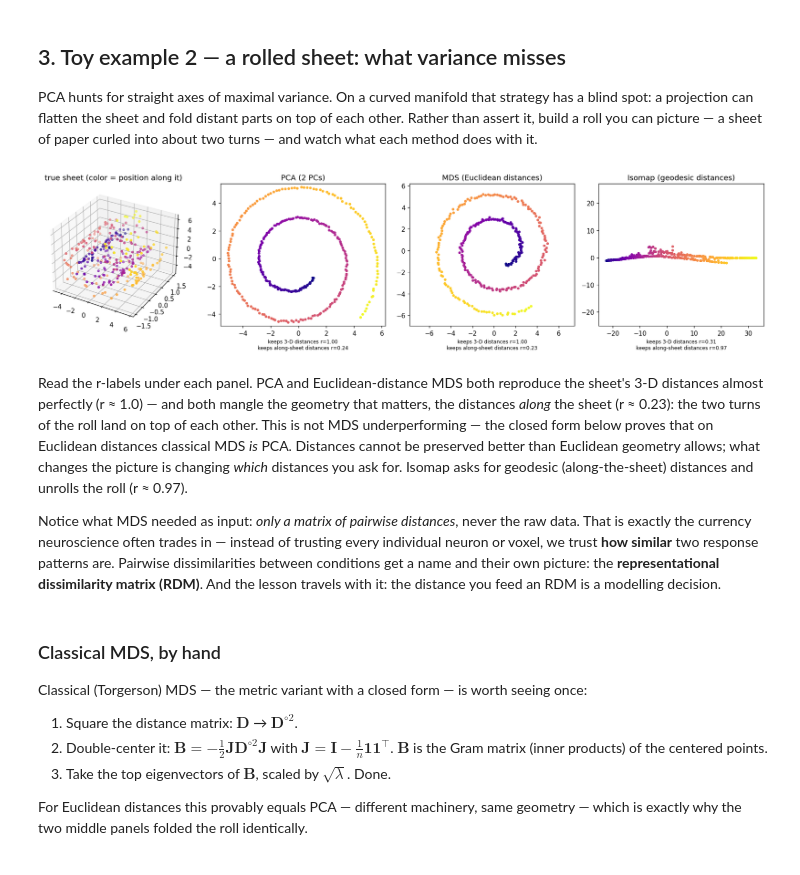
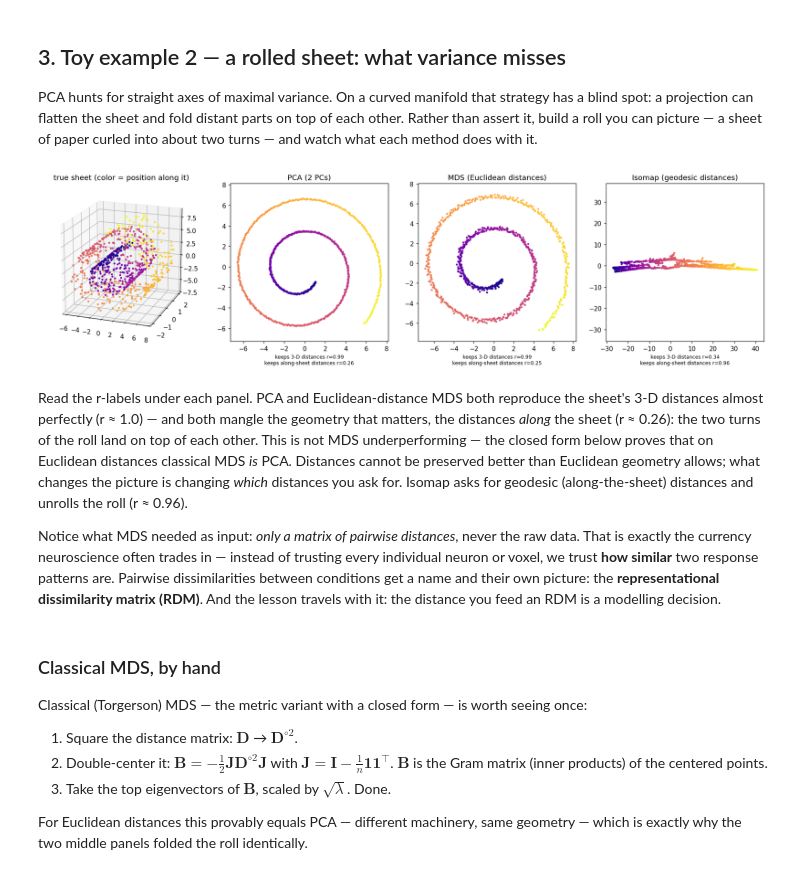
Before and after one commit to qihongl/NS5007-week5, a Jupyter notebook: pca_mds.ipynb, the cells around one changed output. Drawn from its saved outputs; the diff is of its cells as text; code cells hidden in the pictures.

```diff
--- a/pca_mds.ipynb
+++ b/pca_mds.ipynb
@@ -190,40 +190,44 @@ else:
 PCA hunts for straight axes of maximal variance. On a curved manifold that strategy has a blind spot: a projection can flatten the sheet and fold distant parts on top of each other. Rather than assert it, build a roll you can picture — a sheet of paper curled into about two turns — and watch what each method does with it.
 # %%
 # a rolled-up sheet: a 2-D sheet curled into a roll, living in 3-D
+n_points = 800   # <- number of points on the sheet. Increase for a denser, clearer
+                 #    roll (and slower MDS); decrease for speed.
+
 rng_roll = np.random.default_rng(42)
-t = np.linspace(np.pi/2, np.pi/2 + 4*np.pi, 300)   # position along the sheet (~2 turns)
-r = 1.2 + 0.35 * t                                  # coil radius -> adjacent coils ~2.2 apart
-v = rng_roll.uniform(-1.5, 1.5, 300)                # width of the sheet
+t = np.linspace(np.pi/2, np.pi/2 + 4*np.pi, n_points)   # position along the sheet (~2 turns)
+r = 1.0 + 0.5 * t                                        # coil radius -> two visible turns
+v = rng_roll.uniform(-2.0, 2.0, n_points)                # width of the sheet
 X_roll = np.c_[r * np.cos(t), v, r * np.sin(t)]
-X_roll += rng_roll.normal(scale=0.03, size=X_roll.shape)   # measurement noise
+X_roll += rng_roll.normal(scale=0.03, size=X_roll.shape) # measurement noise
 
-D_along = pdist(np.c_[t, np.zeros_like(t)])         # distance measured ALONG the sheet
+D_along = pdist(np.c_[t, np.zeros_like(t)])              # distance measured ALONG the sheet
 
 pca2     = PCA(2).fit_transform(X_roll)
-emb_euc  = run_mds(X_roll)                          # MDS on Euclidean distances
-iso_roll = Isomap(n_components=2).fit_transform(X_roll)   # MDS on geodesic distances
+emb_euc  = run_mds(X_roll)                               # MDS on Euclidean distances
+iso_roll = Isomap(n_components=2).fit_transform(X_roll)  # MDS on geodesic distances
 
-fig = plt.figure(figsize=(16.5, 4.2))
+fig = plt.figure(figsize=(16.5, 4.6))
 ax = fig.add_subplot(141, projection='3d')
-ax.scatter(*X_roll.T, c=t, cmap='plasma', s=10)
+ax.scatter(*X_roll.T, c=t, cmap='plasma', s=5, alpha=0.9)
+ax.view_init(elev=18, azim=-70); ax.set_box_aspect((1, 1.1, 1))
 ax.set_title('true sheet (color = position along it)')
 
 panels = [(pca2, 'PCA (2 PCs)'),
           (emb_euc, 'MDS (Euclidean distances)'),
           (iso_roll, 'Isomap (geodesic distances)')]
 for k, (E, ttl) in enumerate(panels):
     plt.subplot(1, 4, k + 2)
-    plt.scatter(E[:, 0], E[:, 1], c=t, cmap='plasma', s=10)
+    plt.scatter(E[:, 0], E[:, 1], c=t, cmap='plasma', s=5, alpha=0.9)
     plt.title(ttl); plt.axis('equal')
     r3  = np.corrcoef(pdist(E), pdist(X_roll))[0, 1]
     ral = np.corrcoef(pdist(E), D_along)[0, 1]
     plt.xlabel(f'keeps 3-D distances r={r3:.2f}\nkeeps along-sheet distances r={ral:.2f}',
                fontsize=8)
 plt.tight_layout();
 # %% [output]
-[figure, old version]
+[figure, new version]
 # %% [markdown]
-Read the r-labels under each panel. PCA and Euclidean-distance MDS both reproduce the sheet's 3-D distances almost perfectly (r ≈ 1.0) — and both mangle the geometry that matters, the distances *along* the sheet (r ≈ 0.23): the two turns of the roll land on top of each other. This is not MDS underperforming — the closed form below proves that on Euclidean distances classical MDS *is* PCA. Distances cannot be preserved better than Euclidean geometry allows; what changes the picture is changing *which* distances you ask for. Isomap asks for geodesic (along-the-sheet) distances and unrolls the roll (r ≈ 0.97).
+Read the r-labels under each panel. PCA and Euclidean-distance MDS both reproduce the sheet's 3-D distances almost perfectly (r ≈ 1.0) — and both mangle the geometry that matters, the distances *along* the sheet (r ≈ 0.26): the two turns of the roll land on top of each other. This is not MDS underperforming — the closed form below proves that on Euclidean distances classical MDS *is* PCA. Distances cannot be preserved better than Euclidean geometry allows; what changes the picture is changing *which* distances you ask for. Isomap asks for geodesic (along-the-sheet) distances and unrolls the roll (r ≈ 0.96).
 
 Notice what MDS needed as input: *only a matrix of pairwise distances*, never the raw data. That is exactly the currency neuroscience often trades in — instead of trusting every individual neuron or voxel, we trust **how similar** two response patterns are. Pairwise dissimilarities between conditions get a name and their own picture: the **representational dissimilarity matrix (RDM)**. And the lesson travels with it: the distance you feed an RDM is a modelling decision.
 # %% [markdown]
```
Also changed, not shown: parts of 16 cells of this notebook, 1 other file.
